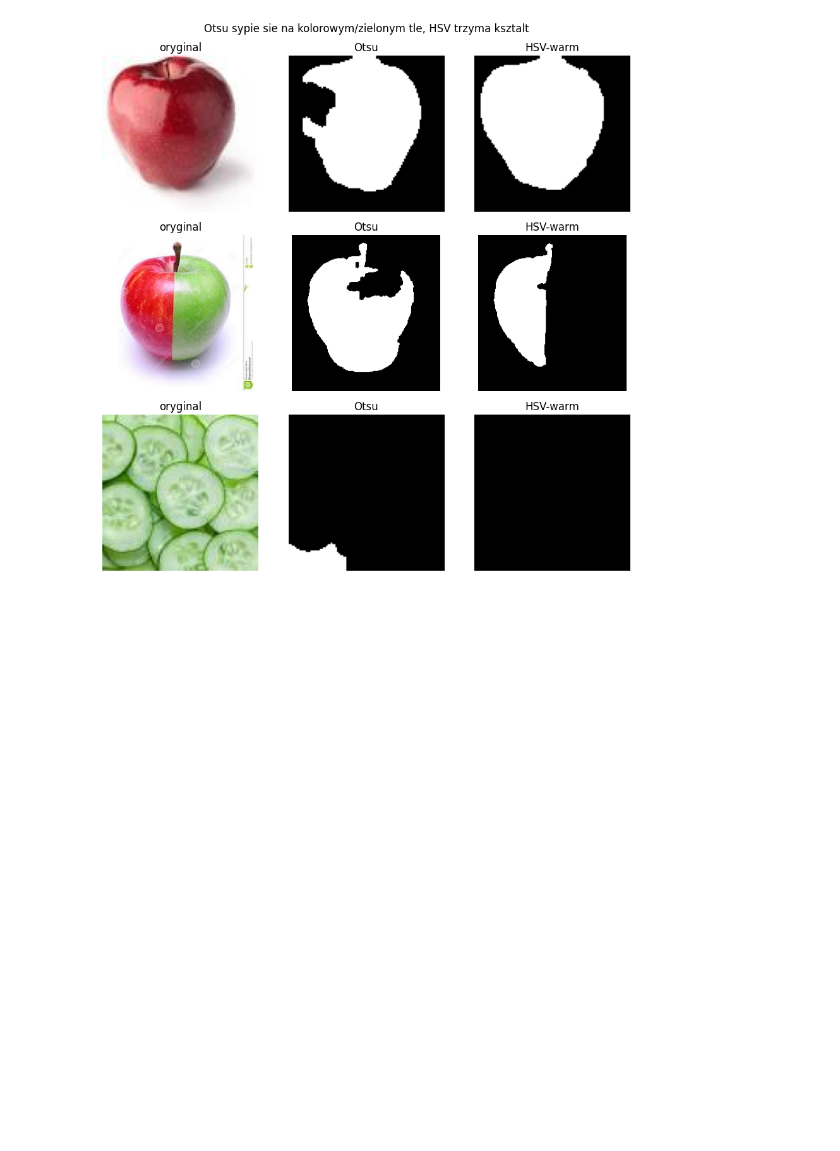
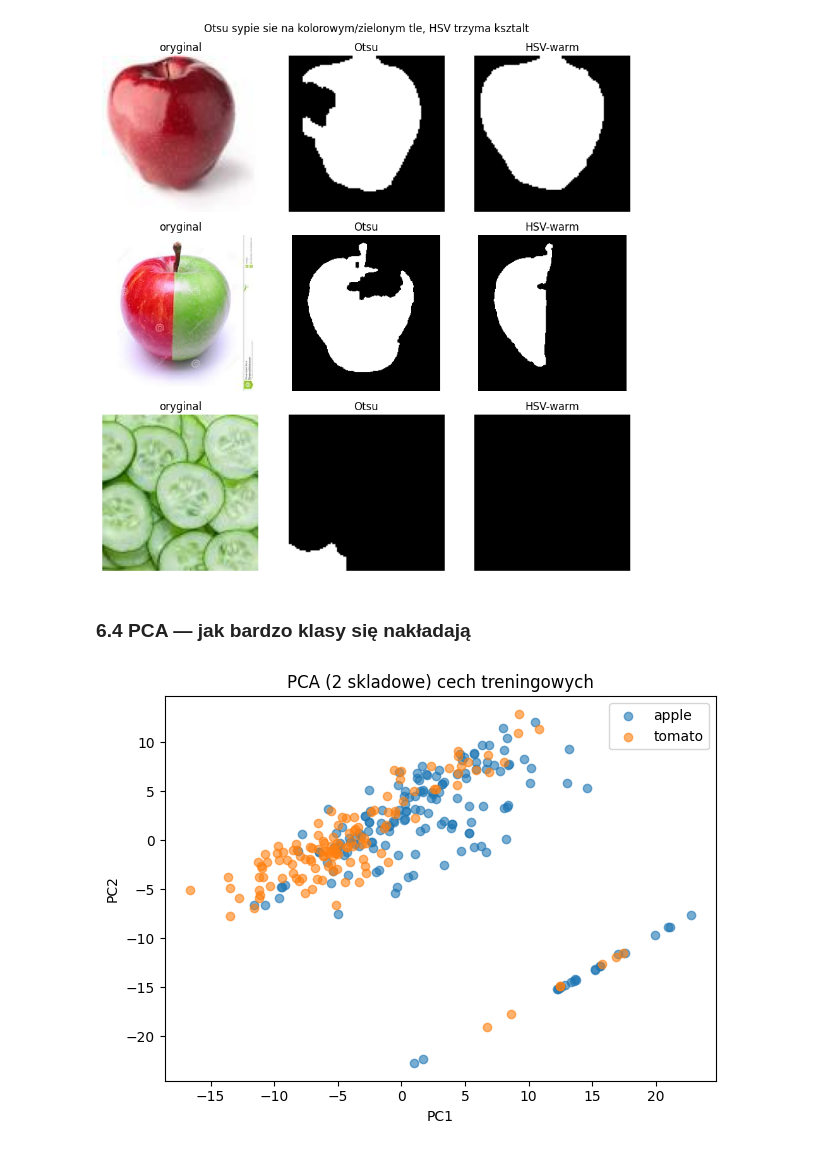
Before and after one commit to Ki3mONo/Computer-Vision-AGH, a Jupyter notebook: lab67/notebooks/project.ipynb, the cells around one changed output. Cells and saved outputs as stored; diff of their text form; code cells hidden in the pictures; blank space fills up the shorter version.

```diff
--- a/lab67/notebooks/project.ipynb
+++ b/lab67/notebooks/project.ipynb
@@ -102,6 +55,0 @@ treningu.
-# %%
-y_train, le = data.encode_labels(y_train_str)
-y_test = le.transform(y_test_str)
-splits = data.make_splits(X_tr, y_train, val_size=0.2, presplit=(X_te, y_test))
-for k, v in splits.items():
-    print(k, np.asarray(v).shape)
@@ -178,11 +55,0 @@ Tu sprawdzamy, które cechy realnie działają (a nie tylko deklaratywnie).
-# %%
-from sklearn.decomposition import PCA
-from sklearn.preprocessing import StandardScaler
-
-Xs = StandardScaler().fit_transform(splits["X_train"])
-pca = PCA(n_components=2, random_state=RNG).fit_transform(Xs)
-for k in np.unique(splits["y_train"]):
-    sel = splits["y_train"] == k
-    plt.scatter(pca[sel, 0], pca[sel, 1], label=le.classes_[k], alpha=0.6)
-plt.legend(); plt.xlabel("PC1"); plt.ylabel("PC2")
-plt.title("PCA (2 skladowe) cech treningowych"); plt.tight_layout(); plt.show()
@@ -290,4 +244,18 @@ plt.suptitle("Otsu sypie sie na kolorowym/zielonym tle, HSV trzyma ksztalt")
 plt.tight_layout(); plt.show()
 # %% [output]
 [figure]
+# %% [markdown]
+### 6.4 PCA — jak bardzo klasy się nakładają
+# %%
+from sklearn.decomposition import PCA
+from sklearn.preprocessing import StandardScaler
+
+pca = PCA(n_components=2, random_state=RNG).fit_transform(StandardScaler().fit_transform(X_tr))
+for k in np.unique(y_train):
+    sel = y_train == k
+    plt.scatter(pca[sel, 0], pca[sel, 1], label=le.classes_[k], alpha=0.6)
+plt.legend(); plt.xlabel("PC1"); plt.ylabel("PC2")
+plt.title("PCA (2 skladowe) cech treningowych"); plt.tight_layout(); plt.show()
+# %% [output]
+[figure, added]
 # %%
```
Also changed, not shown: parts of 45 cells of this notebook, 3 other files.
